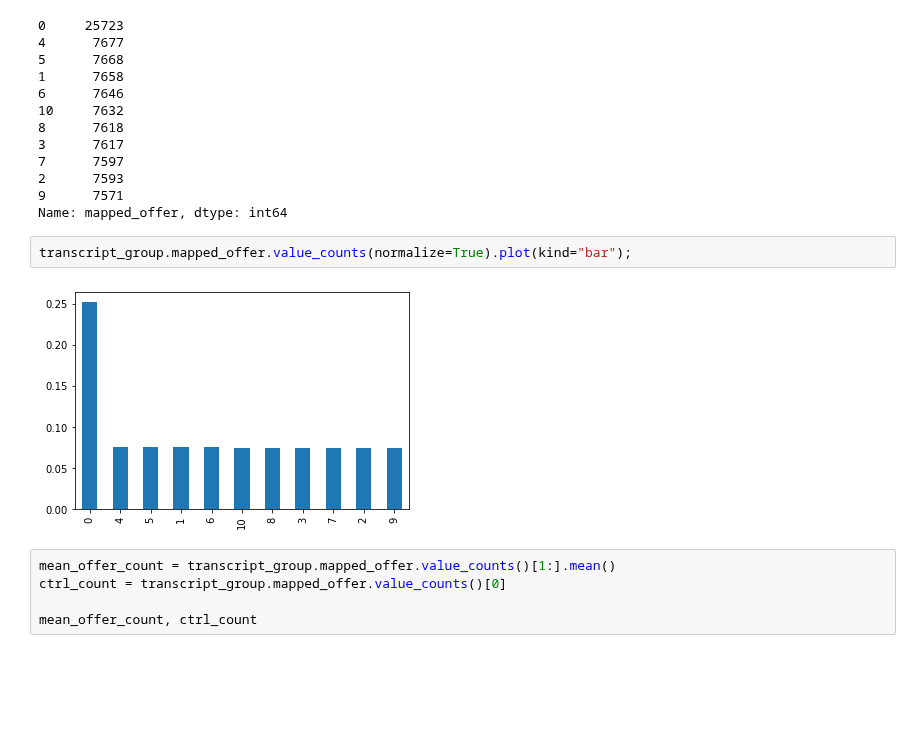
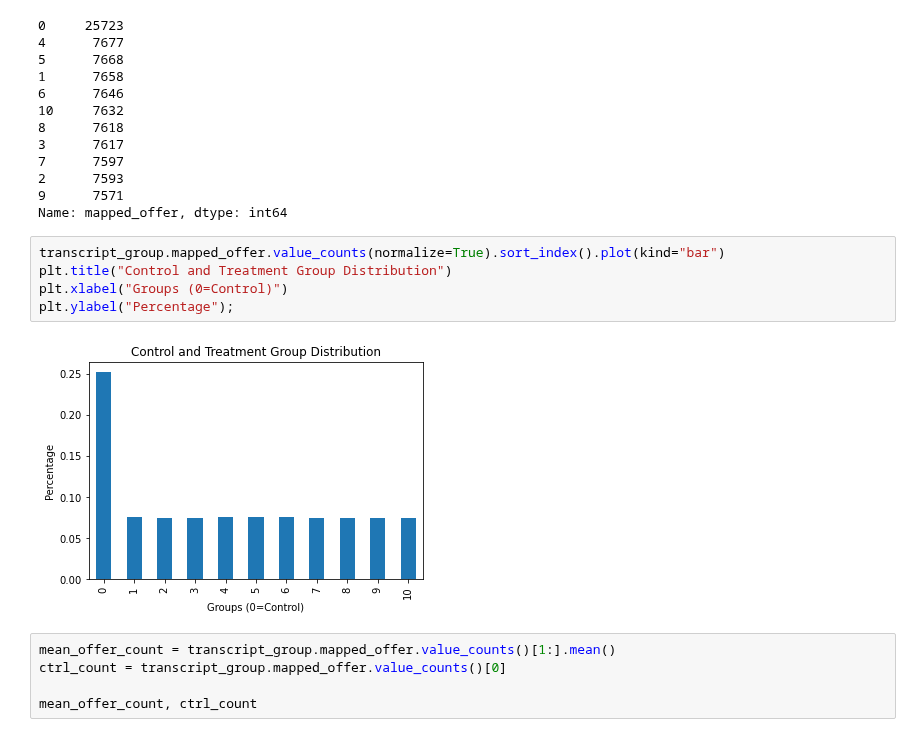
Before and after one commit to netxph/sb-capstone, a Jupyter notebook: notebooks/05 - Exploratory Data Analysis.ipynb, the cells around one changed output. Cells and saved outputs as stored; diff of their text form; blank space fills up the shorter version.

```diff
--- a/notebooks/05 - Exploratory Data Analysis.ipynb
+++ b/notebooks/05 - Exploratory Data Analysis.ipynb
@@ -78,9 +80,12 @@ transcript_group.mapped_offer.value_counts()
 9      7571
 Name: mapped_offer, dtype: int64
 # %%
-transcript_group.mapped_offer.value_counts(normalize=True).plot(kind="bar");
+transcript_group.mapped_offer.value_counts(normalize=True).sort_index().plot(kind="bar")
+plt.title("Control and Treatment Group Distribution")
+plt.xlabel("Groups (0=Control)")
+plt.ylabel("Percentage");
 # %% [output]
-[figure, old version]
+[figure, new version]
 # %%
 mean_offer_count = transcript_group.mapped_offer.value_counts()[1:].mean()
 ctrl_count = transcript_group.mapped_offer.value_counts()[0]
```
Also changed, not shown: parts of 10 cells of this notebook, 20 other files.
